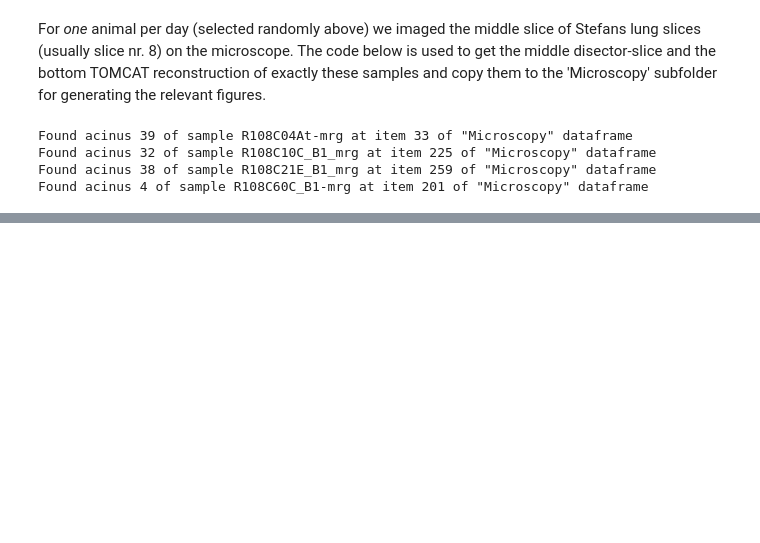
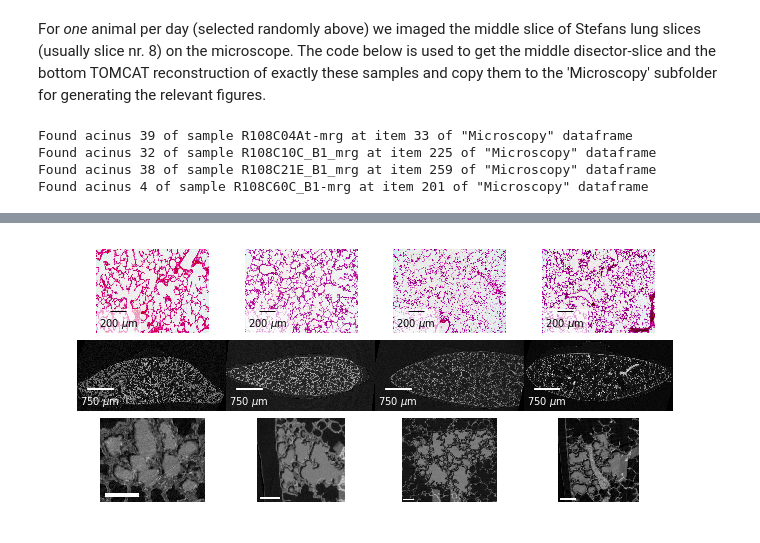
Before and after one commit to habi/acinar-analysis, a Jupyter notebook: MicroscopyFigures.ipynb, the cells around one changed output, grey strips where cells are left out. Drawn from its saved outputs; the diff is of its cells as text; code cells hidden in the pictures; blank space fills up the shorter version.

```diff
--- a/MicroscopyFigures.ipynb
+++ b/MicroscopyFigures.ipynb
@@ -209,0 +224,4 @@ Done with everything, now go LaTeXing the figures!
+# %%
+# Set pixel sizes, for scalebar
+pixelsizemicroscopy = 0.54
+pixelsizetomcat = 1.48
@@ -209,0 +234,85 @@ Done with everything, now go LaTeXing the figures!
+# %%
+# Read the TOMCAT reconstructions
+tomcat04 = imageio.imread(glob.glob(os.path.join('Microscopy', 'TOMCAT', 'R108C04*.8bit.edit.*'))[0])
+tomcat10 = imageio.imread(glob.glob(os.path.join('Microscopy', 'TOMCAT', 'R108C10*.8bit.edit.*'))[0])
+tomcat21 = imageio.imread(glob.glob(os.path.join('Microscopy', 'TOMCAT', 'R108C21*.8bit.edit.*'))[0])
+tomcat60 = imageio.imread(glob.glob(os.path.join('Microscopy', 'TOMCAT', 'R108C60*.8bit.edit.*'))[0])
+# %%
+# Read the STEPanizer files
+stepanizer04 = imageio.imread(glob.glob(os.path.join('Microscopy', 'STEPanizer', 'R108C04*acinus*.edit.*'))[0])
+stepanizer10 = imageio.imread(glob.glob(os.path.join('Microscopy', 'STEPanizer', 'R108C10*acinus*.edit.*'))[0])
+stepanizer21 = imageio.imread(glob.glob(os.path.join('Microscopy', 'STEPanizer', 'R108C21*acinus*.edit.*'))[0])
+stepanizer60 = imageio.imread(glob.glob(os.path.join('Microscopy', 'STEPanizer', 'R108C60*acinus*.edit.*'))[0])
+# %%
+# Set figure size to half-height A4
+plt.rcParams['figure.figsize'] = (8.27, 11.69 / 2)  # Size up figure to A4
+# %%
+# Microscopy
+plt.subplot(341)
+plt.imshow(mic04)
+plt.gca().add_artist(ScaleBar(pixelsizemicroscopy, 'um',
+                              frameon=True, box_color='white', box_alpha=0.618))
+# plt.gca().text(0,0,
+#                'A', color='black', fontsize=12,
+#                verticalalignment='top', horizontalalignment='left')
+plt.axis('off')
+plt.subplot(342)
+plt.imshow(mic10)
+plt.gca().add_artist(ScaleBar(pixelsizemicroscopy, 'um',
+                              frameon=True, box_color='white', box_alpha=0.618))
+plt.axis('off')
+plt.subplot(343)
+plt.imshow(mic21)
+plt.gca().add_artist(ScaleBar(pixelsizemicroscopy, 'um',
+                              frameon=True, box_color='white', box_alpha=0.618))
+plt.axis('off')
+plt.subplot(344)
+plt.imshow(mic60)
+plt.gca().add_artist(ScaleBar(pixelsizemicroscopy, 'um',
+                              frameon=True, box_color='white', box_alpha=0.618))
+plt.axis('off')
+# TOMCAT
+plt.subplot(345)
+plt.imshow(tomcat04)
+plt.gca().add_artist(ScaleBar(pixelsizetomcat, 'um', color='white'))
+plt.axis('off')
+plt.subplot(346)
+plt.imshow(tomcat10)
+plt.gca().add_artist(ScaleBar(pixelsizetomcat, 'um', color='white'))
+# plt.gca().text(0,0,
+#                'F', color='white', fontsize=12,
+#                verticalalignment='top', horizontalalignment='left')
+plt.axis('off')
+plt.subplot(347)
+plt.imshow(tomcat21)
+plt.gca().add_artist(ScaleBar(pixelsizetomcat, 'um', color='white'))
+plt.axis('off')
+plt.subplot(348)
+plt.imshow(tomcat60)
+plt.gca().add_artist(ScaleBar(pixelsizetomcat, 'um', color='white'))
+plt.axis('off')
+# STEPanizer
+plt.subplot(349)
+plt.imshow(stepanizer04)
+plt.axis('off')
+plt.subplot(3,4,10)
+plt.imshow(stepanizer10)
+plt.axis('off')
+plt.subplot(3,4,11)
+plt.imshow(stepanizer21)
+plt.axis('off')
+plt.subplot(3,4,12)
+plt.imshow(stepanizer60)
+# plt.gca().text(0,0,
+#                'L', color='white', fontsize=12,
+#                verticalalignment='top', horizontalalignment='left')
+plt.axis('off')
+# Setup for figure
+# plt.tight_layout()
+plt.subplots_adjust(0,0,1,0.6,0,0)
+plt.savefig(os.path.join('Microscopy',
+                         'Fig01.png'),
+            bbox_inches='tight')
+plt.show()
+# %% [output]
+[figure, added]
```
Also changed, not shown: parts of 17 cells of this notebook.
